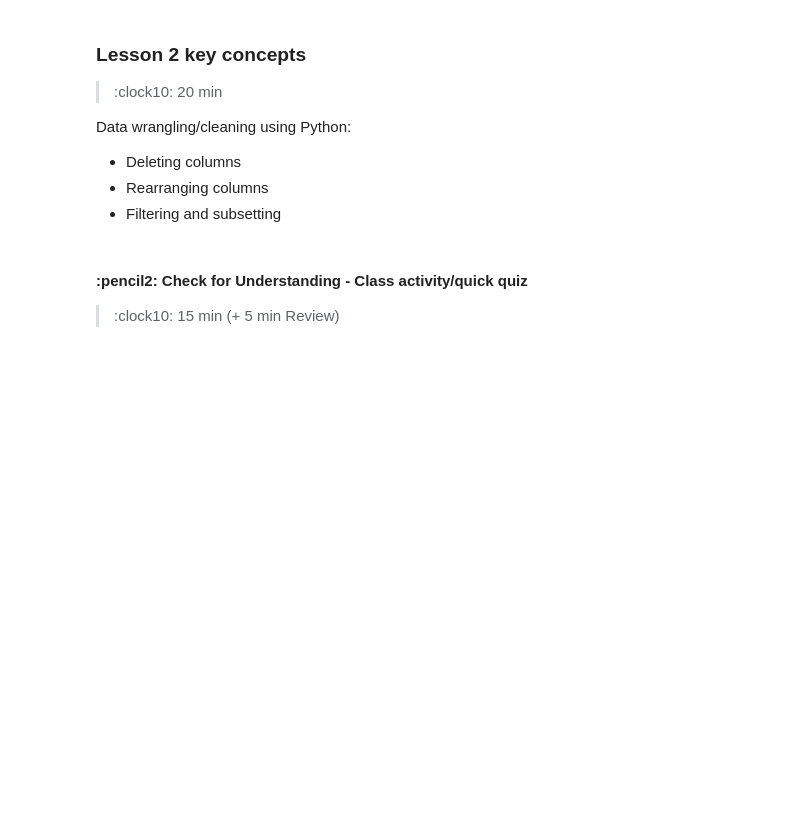
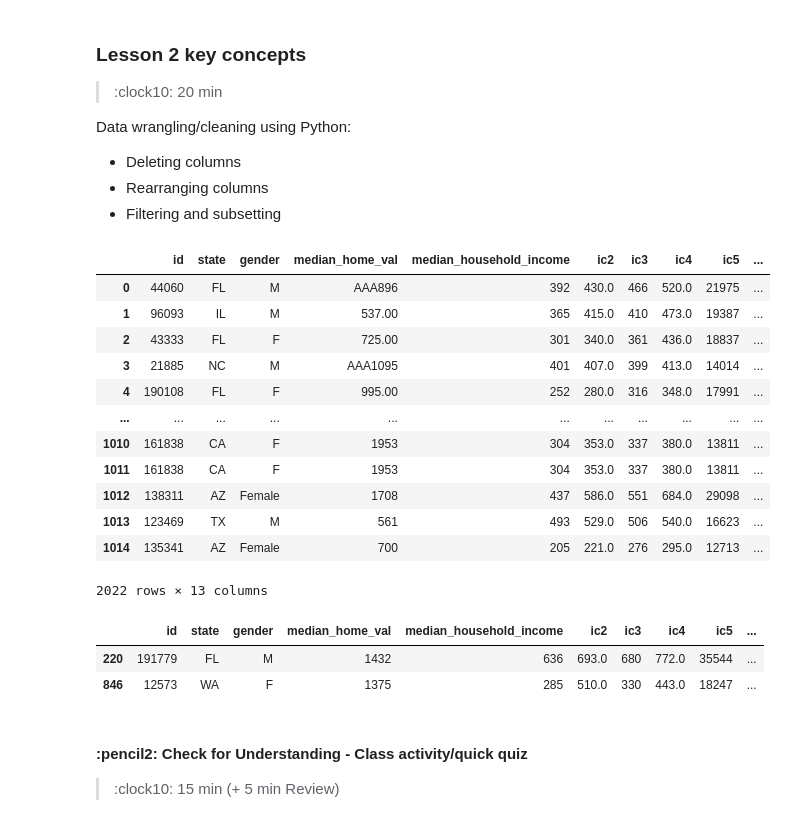
Before and after one commit to tengya-chu/lessons, a Jupyter notebook: unit_1/1.03_intro_to_pandas/lesson.ipynb, the cells around one changed output. Cells and saved outputs as stored; diff of their text form; code cells hidden in the pictures; blank space fills up the shorter version.

```diff
--- a/unit_1/1.03_intro_to_pandas/lesson.ipynb
+++ b/unit_1/1.03_intro_to_pandas/lesson.ipynb
@@ -68,6 +75,15 @@ data.columns = cols
 
 # renaming columns
 data = data.rename(columns={ 'controln':'id','hv1':'median_home_val', 'ic1':'median_household_income'})
+# %%
+# Standardizing header names
+cols = []
+for c in data.columns:
+    cols.append(c.lower())
+data.columns = cols
+
+# renaming columns
+data = data.rename(columns={ 'controln':'id','hv1':'median_home_val', 'ic1':'median_household_income'})
 # %% [markdown]
 #### :pencil2: Check for Understanding - Class activity/quick quiz
 
@@ -129,12 +150,32 @@ data = data.drop(['tcode'], axis =1) # Explain the argument axis, when axis is 0
 # %%
 # Rearranging columns
 data = data[['id', 'state', 'gender', 'median_home_val', 'median_household_income', 'ic2', 'ic3', 'ic4', 'ic5', 'avggift', 'domain', 'dob', 'target_d']]
+# %%
+data
+# %% [output]
+|  | id | state | gender | median_home_val | median_household_income | ic2 | ic3 | ic4 | ic5 | ... |
+| 0 | 44060 | FL | M | AAA896 | 392 | 430.0 | 466 | 520.0 | 21975 | ... |
+| 1 | 96093 | IL | M | 537.00 | 365 | 415.0 | 410 | 473.0 | 19387 | ... |
+| 2 | 43333 | FL | F | 725.00 | 301 | 340.0 | 361 | 436.0 | 18837 | ... |
+| 3 | 21885 | NC | M | AAA1095 | 401 | 407.0 | 399 | 413.0 | 14014 | ... |
+| 4 | 190108 | FL | F | 995.00 | 252 | 280.0 | 316 | 348.0 | 17991 | ... |
+| ... | ... | ... | ... | ... | ... | ... | ... | ... | ... | ... |
+| 1010 | 161838 | CA | F | 1953 | 304 | 353.0 | 337 | 380.0 | 13811 | ... |
+| 1011 | 161838 | CA | F | 1953 | 304 | 353.0 | 337 | 380.0 | 13811 | ... |
+| 1012 | 138311 | AZ | Female | 1708 | 437 | 586.0 | 551 | 684.0 | 29098 | ... |
+| 1013 | 123469 | TX | M | 561 | 493 | 529.0 | 506 | 540.0 | 16623 | ... |
+| 1014 | 135341 | AZ | Female | 700 | 205 | 221.0 | 276 | 295.0 | 12713 | ... |
+2022 rows × 13 columns
 # %%
 # filtering and subsetting -- using conditions with DataFrame
 data[data['gender']=='M']
 data[data['gender'].isin(['M', 'F'])]
 data[(data['gender']=='M') | (data['gender']=='F')]
-data[data['target_d']>100]
+data[(data['target_d']>100) & (data['target_d']<200)]
+# %% [output]
+|  | id | state | gender | median_home_val | median_household_income | ic2 | ic3 | ic4 | ic5 | ... |
+| 220 | 191779 | FL | M | 1432 | 636 | 693.0 | 680 | 772.0 | 35544 | ... |
+| 846 | 12573 | WA | F | 1375 | 285 | 510.0 | 330 | 443.0 | 18247 | ... |
 # %% [markdown]
 #### :pencil2: Check for Understanding - Class activity/quick quiz
 
```
Also changed, not shown: parts of 24 cells of this notebook, 11 other files.
